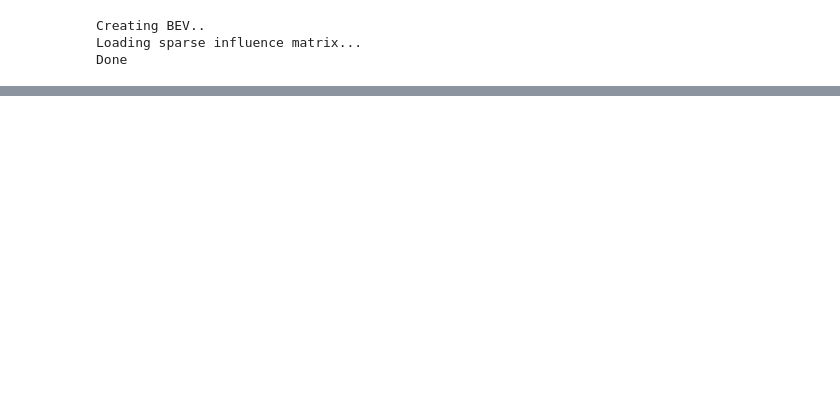
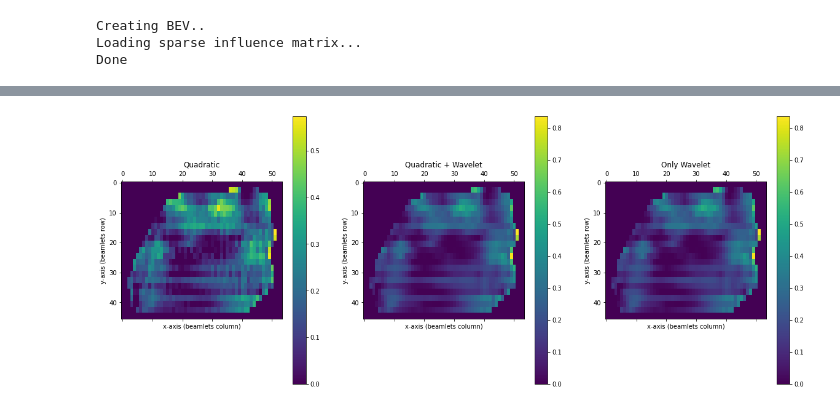
Before and after one commit to PortPy-Project/CompressRTP, a Jupyter notebook: Tutorial.ipynb, the cells around one changed output, grey strips where cells are left out. Drawn from its saved outputs; the diff is of its cells as text; code cells hidden in the pictures; blank space fills up the shorter version.

```diff
--- a/Tutorial.ipynb
+++ b/Tutorial.ipynb
@@ -115,2 +95,10 @@ pp.Visualize.plot_fluence_2d(sol=sol_low_dim_only, beam_id=0)
+# %%
+fig, ax = plt.subplots(1, 3, figsize=(20, 8))
+pp.Visualize.plot_fluence_2d(sol=sol, beam_id=0, ax=ax[0], title='Quadratic')
+pp.Visualize.plot_fluence_2d(sol=sol_low_dim, beam_id=0, ax=ax[1], title='Quadratic + Wavelet')
+pp.Visualize.plot_fluence_2d(sol=sol_low_dim_only, beam_id=0, ax=ax[2], title='Only Wavelet')
+plt.show()
+# %% [output]
+[figure, added]
 # %%
 # plot DVH for the structures in the given list. Default dose_1d is in Gy and volume is in relative scale(%).
```
Also changed, not shown: parts of 13 cells of this notebook, 3 other files.
